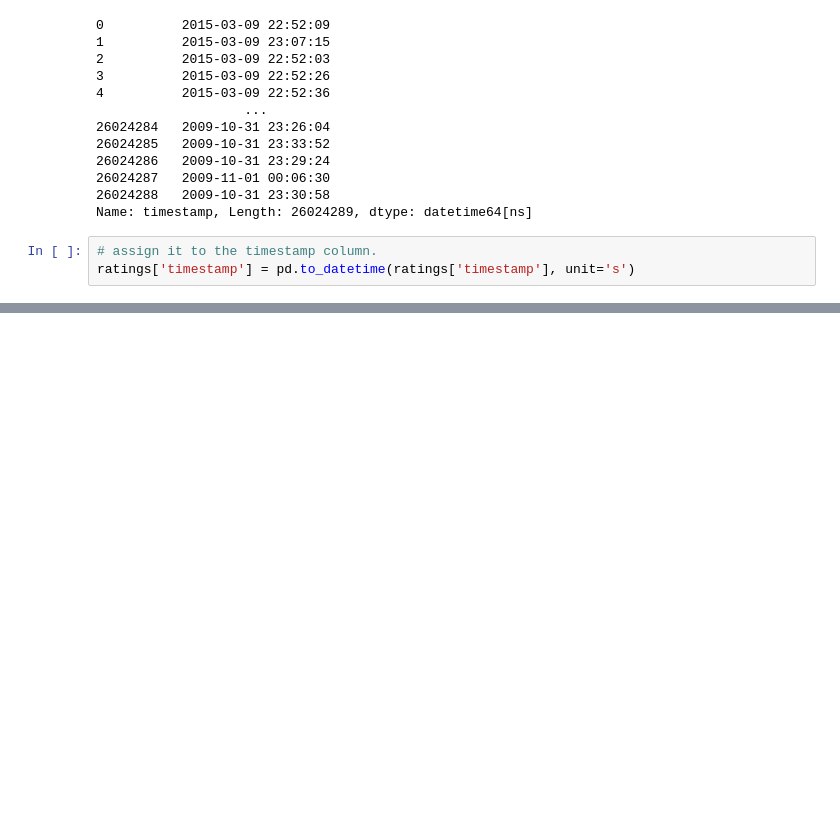
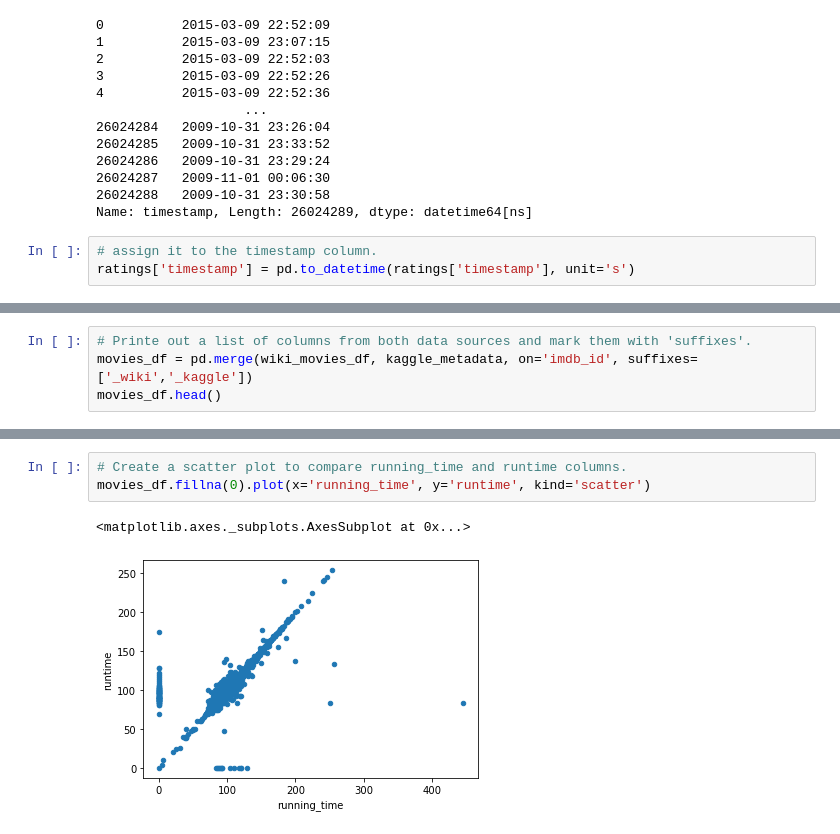
Before and after one commit to william-davis-04/Movies-ETL, a Jupyter notebook: Movies-ETL-checkpoint.ipynb, the cells around one changed output, grey strips where cells are left out. Saved outputs shown, nothing was run; the diff lists cells and outputs as text; blank space fills up the shorter version.

```diff
--- a/Movies-ETL-checkpoint.ipynb
+++ b/Movies-ETL-checkpoint.ipynb
@@ -776,0 +790,4 @@ ratings['timestamp'] = pd.to_datetime(ratings['timestamp'], unit='s')
+# %%
+# Printe out a list of columns from both data sources and mark them with 'suffixes'.
+movies_df = pd.merge(wiki_movies_df, kaggle_metadata, on='imdb_id', suffixes=['_wiki','_kaggle'])
+movies_df.head()
@@ -776,0 +819,6 @@ ratings['timestamp'] = pd.to_datetime(ratings['timestamp'], unit='s')
+# %%
+# Create a scatter plot to compare running_time and runtime columns.
+movies_df.fillna(0).plot(x='running_time', y='runtime', kind='scatter')
+# %% [output]
+<matplotlib.axes._subplots.AxesSubplot at 0x...>
+[figure, added]
```
Also changed, not shown: parts of 21 cells of this notebook.
